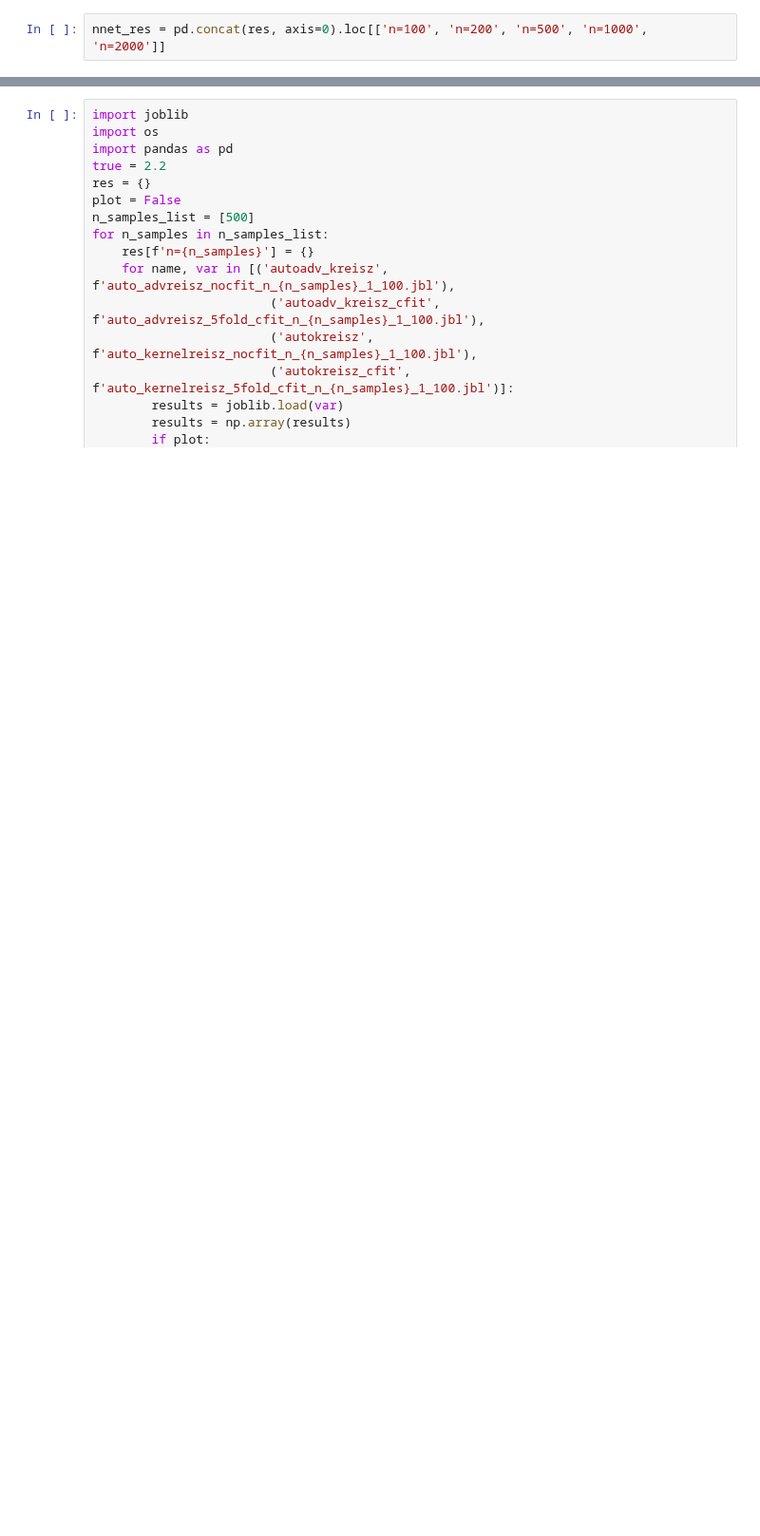
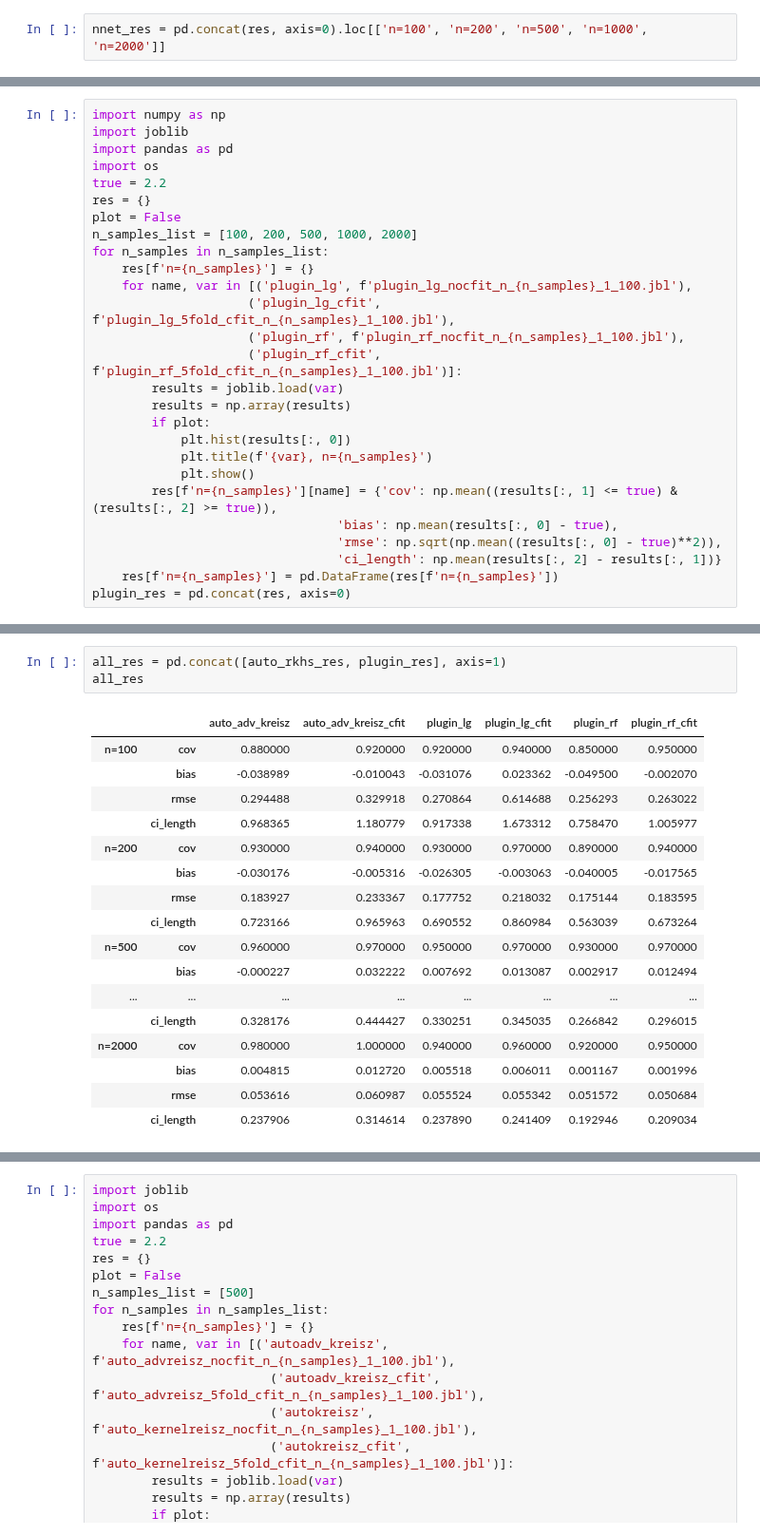
Before and after one commit to syrgkanislab/adversarial_reisz, a Jupyter notebook: LinearAdversarialReisz-local.ipynb, the cells around one changed output, grey strips where cells are left out. Shown at 95% size. Cells and saved outputs as stored; diff of their text form; blank space fills up the shorter version.

```diff
--- a/LinearAdversarialReisz-local.ipynb
+++ b/LinearAdversarialReisz-local.ipynb
@@ -916,2 +949,29 @@ nnet_res = pd.concat(res, axis=0).loc[['n=100', 'n=200', 'n=500', 'n=1000', 'n=2
+# %%
+import numpy as np
+import joblib
+import pandas as pd
+import os
+true = 2.2
+res = {}
+plot = False
+n_samples_list = [100, 200, 500, 1000, 2000]
+for n_samples in n_samples_list:
+    res[f'n={n_samples}'] = {}
+    for name, var in [('plugin_lg', f'plugin_lg_nocfit_n_{n_samples}_1_100.jbl'),
+                     ('plugin_lg_cfit', f'plugin_lg_5fold_cfit_n_{n_samples}_1_100.jbl'),
+                     ('plugin_rf', f'plugin_rf_nocfit_n_{n_samples}_1_100.jbl'),
+                     ('plugin_rf_cfit', f'plugin_rf_5fold_cfit_n_{n_samples}_1_100.jbl')]:
+        results = joblib.load(var)
+        results = np.array(results)
+        if plot:
+            plt.hist(results[:, 0])
+            plt.title(f'{var}, n={n_samples}')
+            plt.show()
+        res[f'n={n_samples}'][name] = {'cov': np.mean((results[:, 1] <= true) & (results[:, 2] >= true)),
+                                 'bias': np.mean(results[:, 0] - true),
+                                 'rmse': np.sqrt(np.mean((results[:, 0] - true)**2)),
+                                 'ci_length': np.mean(results[:, 2] - results[:, 1])}
+    res[f'n={n_samples}'] = pd.DataFrame(res[f'n={n_samples}'])
+plugin_res = pd.concat(res, axis=0)
 # %%
 all_res = pd.concat([splin_res, rkhs_res, nnet_res], axis=1)
@@ -957,3 +1016,24 @@ with pd.option_context('display.float_format', '{:0.2f}'.format):
        & \textbf{ci\_length} &       0.22 &            0.23 &        0.24 &             0.30 &      0.23 &           0.23 \\
 \bottomrule
 \end{tabular}
+# %%
+all_res = pd.concat([auto_rkhs_res, plugin_res], axis=1)
+all_res
+# %% [output]
+|  |  | auto_adv_kreisz | auto_adv_kreisz_cfit | plugin_lg | plugin_lg_cfit | plugin_rf | plugin_rf_cfit |
+| n=100 | cov | 0.880000 | 0.920000 | 0.920000 | 0.940000 | 0.850000 | 0.950000 |
+|  | bias | -0.038989 | -0.010043 | -0.031076 | 0.023362 | -0.049500 | -0.002070 |
+|  | rmse | 0.294488 | 0.329918 | 0.270864 | 0.614688 | 0.256293 | 0.263022 |
+|  | ci_length | 0.968365 | 1.180779 | 0.917338 | 1.673312 | 0.758470 | 1.005977 |
+| n=200 | cov | 0.930000 | 0.940000 | 0.930000 | 0.970000 | 0.890000 | 0.940000 |
+|  | bias | -0.030176 | -0.005316 | -0.026305 | -0.003063 | -0.040005 | -0.017565 |
+|  | rmse | 0.183927 | 0.233367 | 0.177752 | 0.218032 | 0.175144 | 0.183595 |
+|  | ci_length | 0.723166 | 0.965963 | 0.690552 | 0.860984 | 0.563039 | 0.673264 |
+| n=500 | cov | 0.960000 | 0.970000 | 0.950000 | 0.970000 | 0.930000 | 0.970000 |
+|  | bias | -0.000227 | 0.032222 | 0.007692 | 0.013087 | 0.002917 | 0.012494 |
+| ... | ... | ... | ... | ... | ... | ... | ... |
+|  | ci_length | 0.328176 | 0.444427 | 0.330251 | 0.345035 | 0.266842 | 0.296015 |
+| n=2000 | cov | 0.980000 | 1.000000 | 0.940000 | 0.960000 | 0.920000 | 0.950000 |
+|  | bias | 0.004815 | 0.012720 | 0.005518 | 0.006011 | 0.001167 | 0.001996 |
+|  | rmse | 0.053616 | 0.060987 | 0.055524 | 0.055342 | 0.051572 | 0.050684 |
+|  | ci_length | 0.237906 | 0.314614 | 0.237890 | 0.241409 | 0.192946 | 0.209034 |
```
Also changed, not shown: parts of 7 cells of this notebook, 2 other files.
